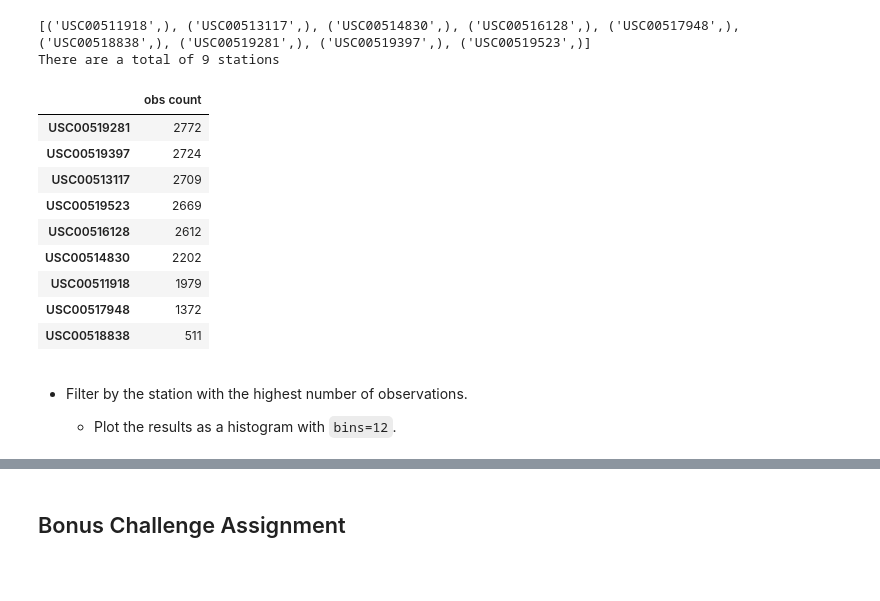
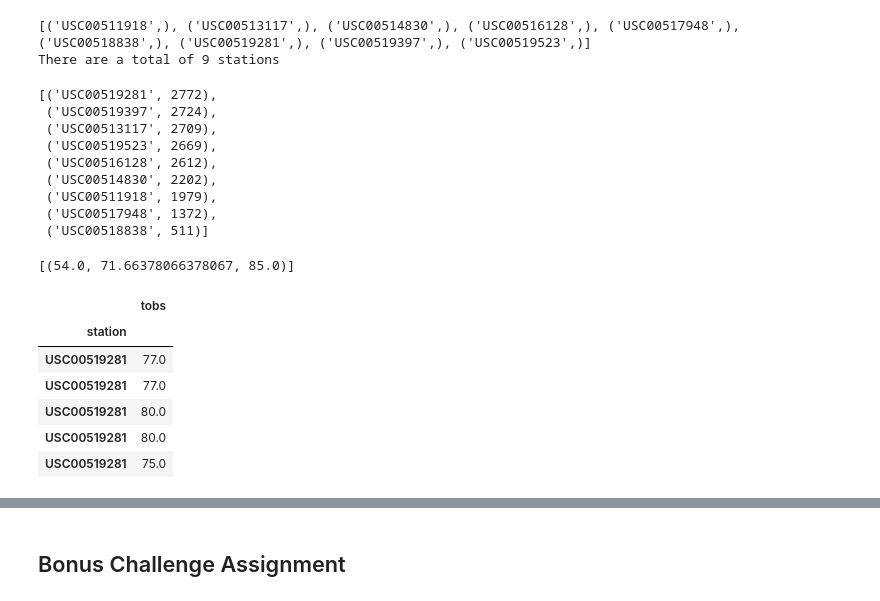
Before and after one commit to Jecyfdez/sqlalchemy-challenge, a Jupyter notebook: climate_starter.ipynb, the cells around one changed output, grey strips where cells are left out. Drawn from its saved outputs; the diff is of its cells as text; code cells hidden in the pictures; blank space fills up the shorter version.

```diff
--- a/climate_starter.ipynb
+++ b/climate_starter.ipynb
@@ -133,36 +100,45 @@ print(f'There are a total of {count_stations} stations')
 There are a total of 9 stations
 # %%
 # What are the most active stations? (i.e. what stations have the most rows)?
-stations = []
-station_count = []
-for station in all_stations:
-    count = session.query(measurement.station,measurement.prcp).filter(measurement.station==station[0]).count()
-    stations.append(station[0])
-    station_count.append(count)
-    df= pd.DataFrame(station_count,stations)
+station_count = session.query(Measurement.station, func.count(Measurement.station)).\
+            group_by(Measurement.station).\
+            order_by(func.count(Measurement.station).desc()).all()
 # List the stations and the counts in descending order.
-stations_df = df.rename(columns={0:'obs count'})
-stations_df = stations_df.sort_values('obs count',ascending=False)
-stations_df
+station_count
 # %% [output]
-|  | obs count |
-| USC00519281 | 2772 |
-| USC00519397 | 2724 |
-| USC00513117 | 2709 |
-| USC00519523 | 2669 |
-| USC00516128 | 2612 |
-| USC00514830 | 2202 |
-| USC00511918 | 1979 |
-| USC00517948 | 1372 |
-| USC00518838 | 511 |
+[('USC00519281', 2772),
+ ('USC00519397', 2724),
+ ('USC00513117', 2709),
+ ('USC00519523', 2669),
+ ('USC00516128', 2612),
+ ('USC00514830', 2202),
+ ('USC00511918', 1979),
+ ('USC00517948', 1372),
+ ('USC00518838', 511)]
 # %%
 # Using the station id from the previous query, calculate the lowest temperature recorded,
 # highest temperature recorded, and average temperature of the most active station?
-session.query(Measurements.station,Measurement,prcp)
+# average temperature of the most active station?
+most_active = station_count[0][0]
+low_hi_avg = session.query(func.min(Measurement.tobs), func.avg(Measurement.tobs), func.max(Measurement.tobs)).\
+                filter(Measurement.station == most_active).all()
+low_hi_avg
+# %% [output]
+[(54.0, 71.66378066378067, 85.0)]
 # %%
 # Choose the station with the highest number of temperature observations.
 # Query the last 12 months of temperature observation data for this station and plot the results as a histogram
+most_active_results = session.query(Measurement.station, Measurement.tobs).\
+                filter(Measurement.station == most_active).\
+                filter(Measurement.date >= '2016-08-23').all()
+most_active_tobs_df = pd.DataFrame(most_active_results)
+most_active_tobs_df.set_index('station', inplace=True)
+most_active_tobs_df.head()
+# %% [output]
+|  | tobs |
+| station |  |
+| USC00519281 | 77.0 |
+| USC00519281 | 77.0 |
+| USC00519281 | 80.0 |
+| USC00519281 | 80.0 |
+| USC00519281 | 75.0 |
-# %% [markdown]
-* Filter by the station with the highest number of observations.
-
-  * Plot the results as a histogram with `bins=12`.
```
Also changed, not shown: parts of 5 cells of this notebook, 2 other files.
